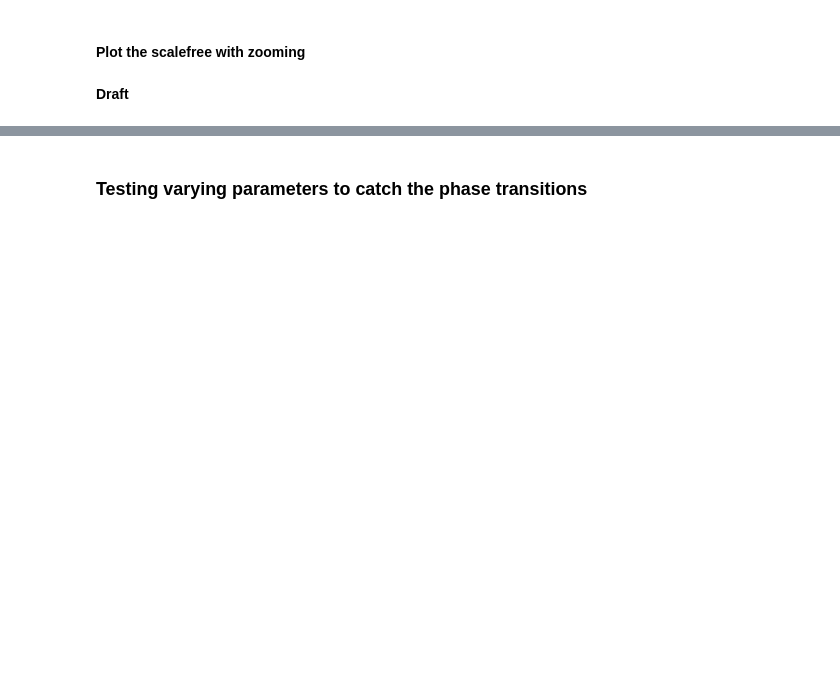
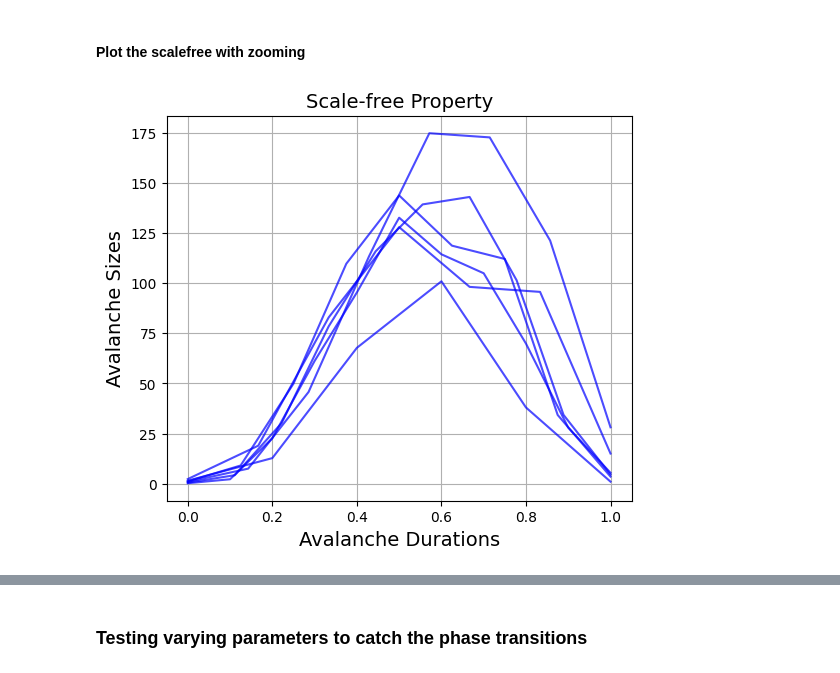
Before and after one commit to AmirSahrani/complex_system_simulation, a Jupyter notebook: analysis.ipynb, the cells around one changed output, grey strips where cells are left out. Cells and saved outputs as stored; diff of their text form; code cells hidden in the pictures; blank space fills up the shorter version.

```diff
--- a/analysis.ipynb
+++ b/analysis.ipynb
@@ -504,15 +485,15 @@ plt.show()
 # %%
 plt.figure(figsize=(6, 5))
 plt.title("Scale-free Property", fontsize=14)
 plt.xlabel("Avalanche Durations", fontsize=14)
 plt.ylabel("Avalanche Sizes", fontsize=14)
 plt.grid(True)
 for length, mean_activity in mean_activities.items():
-    if length < 17 and length > 5 :
+    if length < 15 and length > 5 :
         scaled_time = [i / (length - 1) for i in range(length)]
-        scaled_activity = [activity / ((length) ** (0.89 - 1)) for activity in mean_activity]
+        scaled_activity = [activity / ((length) ** (2- 1)) for activity in mean_activity]
         plt.plot(scaled_time, scaled_activity, label=f'Duration {length}', color='blue', alpha=0.7)
 
 plt.show()
+# %% [output]
+[figure, added]
-# %% [markdown]
-**Draft**
```
Also changed, not shown: parts of 15 cells of this notebook, 3 other files.
